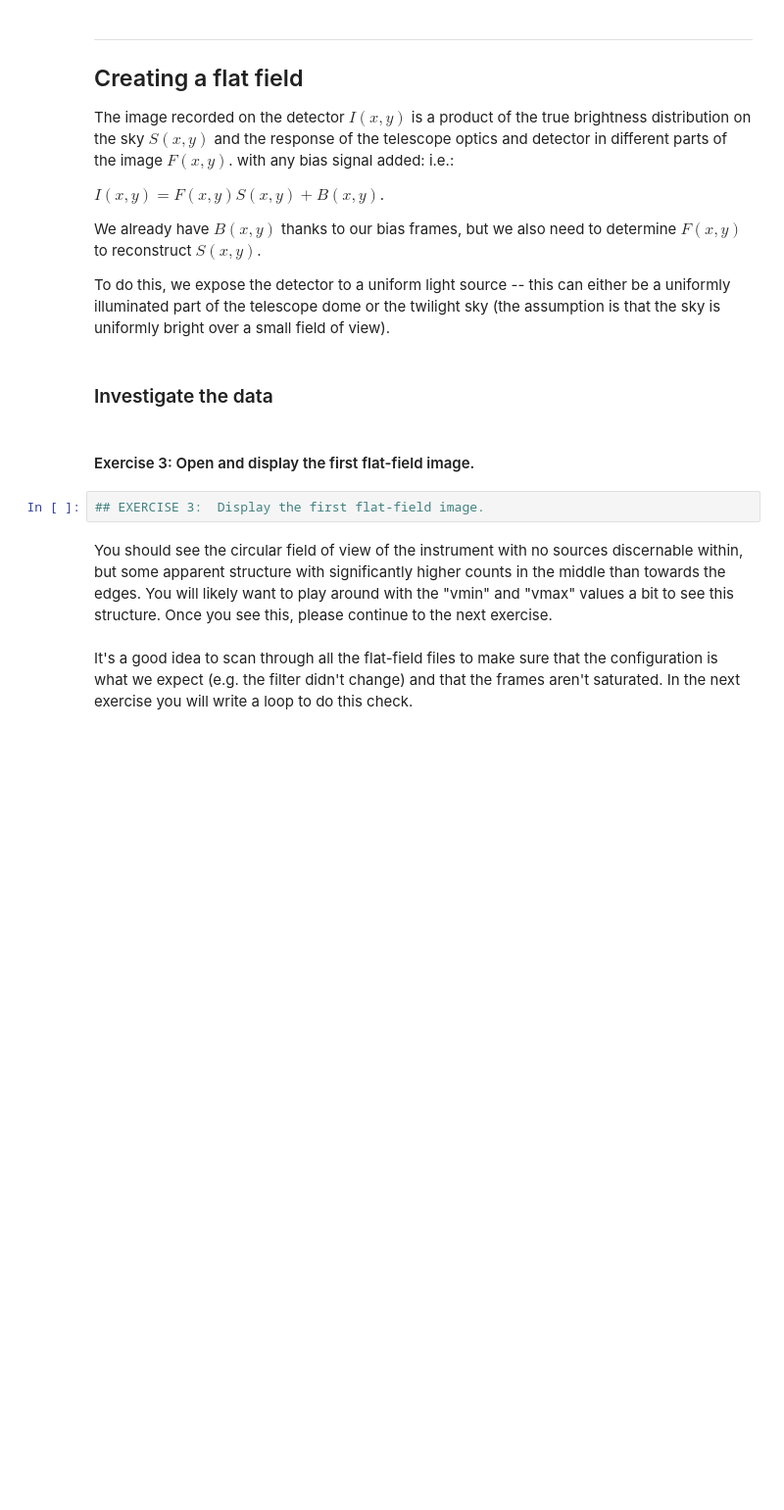
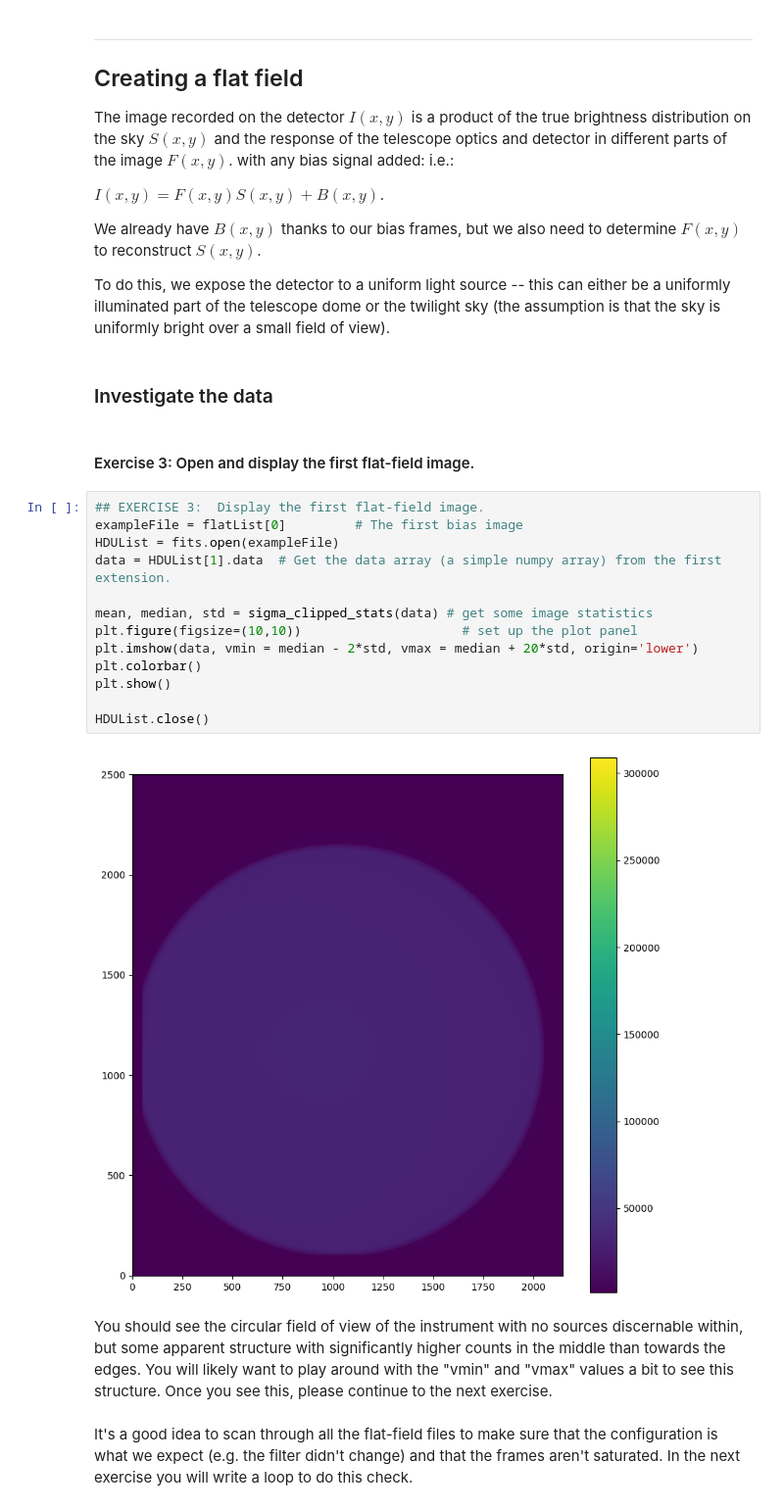
Before and after one commit to aditisingh1053/KSP2024-study-of-sn-2023ixf, a Jupyter notebook: Task 1/TASK_1.ipynb, the cells around one changed output. Shown at 98% size. Cells and saved outputs as stored; diff of their text form; blank space fills up the shorter version.

```diff
--- a/Task 1/TASK_1.ipynb
+++ b/Task 1/TASK_1.ipynb
@@ -309,8 +312,21 @@ To do this, we expose the detector to a uniform light source -- this can either
 ### Investigate the data
 # %% [markdown]
 #### Exercise 3: Open and display the first flat-field image.
-# %%
-## EXERCISE 3:  Display the first flat-field image.
+# %%
+## EXERCISE 3:  Display the first flat-field image.
+exampleFile = flatList[0]         # The first bias image
+HDUList = fits.open(exampleFile)
+data = HDUList[1].data  # Get the data array (a simple numpy array) from the first extension.
+
+mean, median, std = sigma_clipped_stats(data) # get some image statistics
+plt.figure(figsize=(10,10))                     # set up the plot panel
+plt.imshow(data, vmin = median - 2*std, vmax = median + 20*std, origin='lower')
+plt.colorbar()
+plt.show()
+
+HDUList.close()
+# %% [output]
+[figure, added]
 # %% [markdown]
 You should see the circular field of view of the instrument with no sources discernable within, but some apparent structure with significantly higher counts in the middle than towards the edges.  You will likely want to play around with the "vmin" and "vmax" values a bit to see this structure.  Once you see this, please continue to the next exercise.
 # %% [markdown]
```
Also changed, not shown: parts of 13 cells of this notebook, 4 other files.
